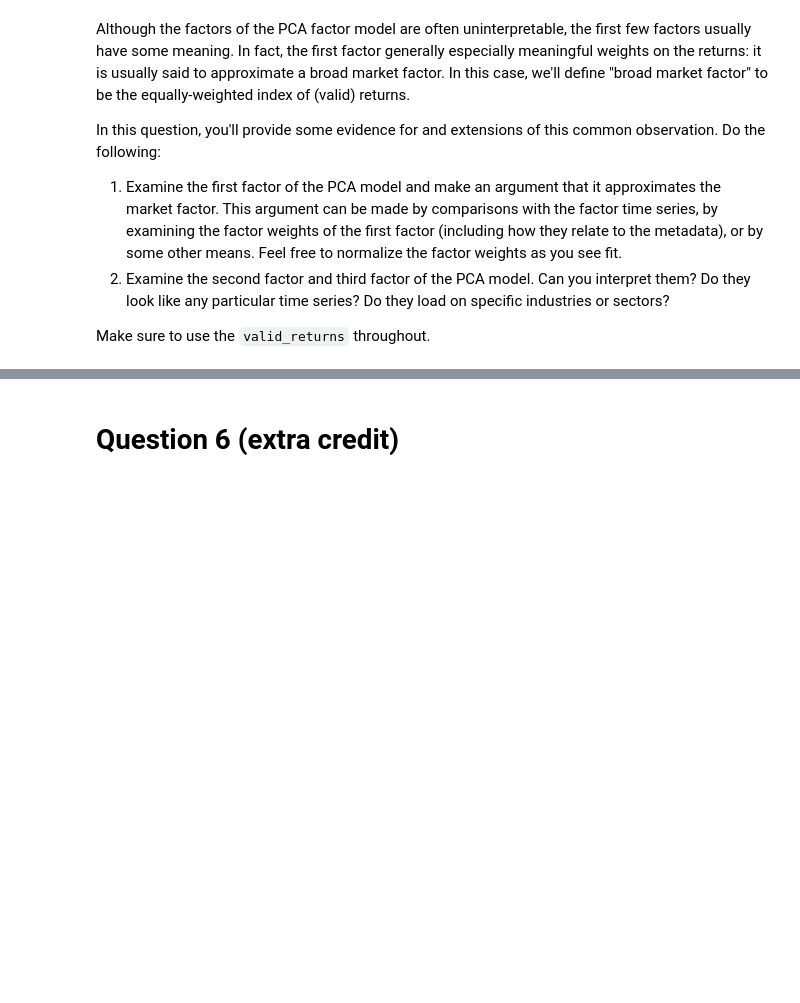
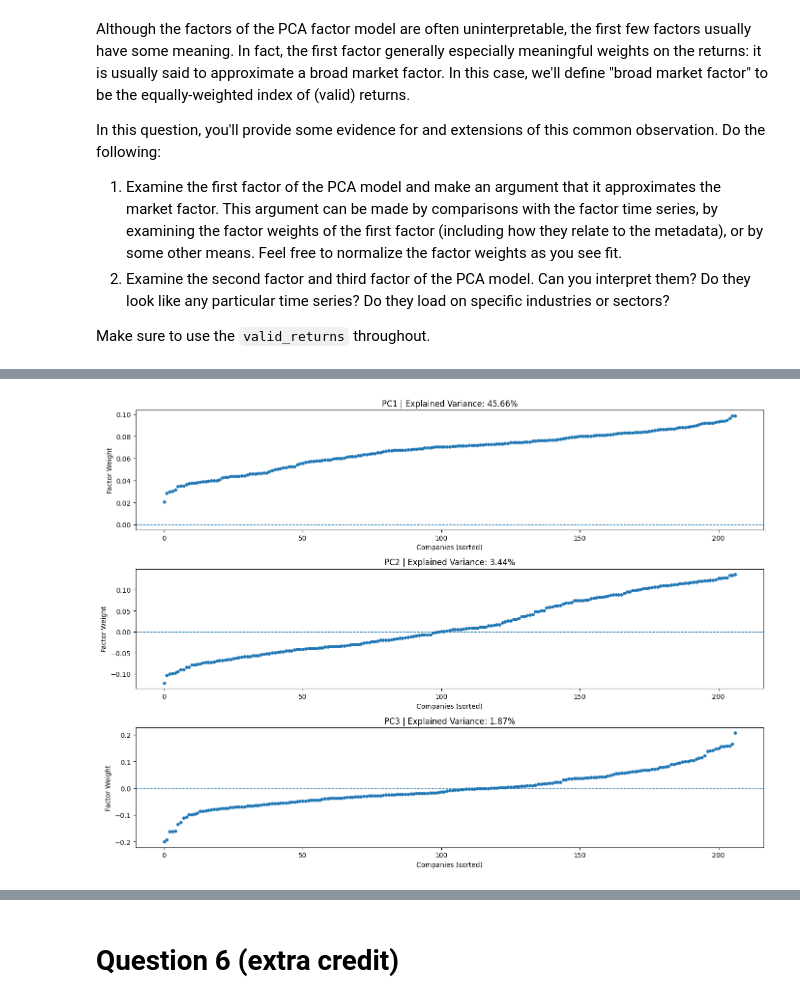
Before and after one commit to BjornThor123/Statistical_Arbitrage_Stanford_MS-E244, a Jupyter notebook: Homework 3/MSE244_HW3_s.ipynb, the cells around one changed output, grey strips where cells are left out. Saved outputs shown, nothing was run; the diff lists cells and outputs as text; code cells hidden in the pictures; blank space fills up the shorter version.

```diff
--- a/Homework 3/MSE244_HW3_s.ipynb
+++ b/Homework 3/MSE244_HW3_s.ipynb
@@ -884,0 +981,43 @@ Make sure to use the `valid_returns` throughout.
+# %%
+# Begin your answer here; Feel free to add code and markdown cells as needed.
+valid_prices, valid_returns, valid_stocks = select_asset_universe(prices, returns, prices.index[-1], config)
+
+
+pca = PCA(3)
+factors = pca.fit_transform(valid_returns) # sklearn transforms it into a covariance matrix (we don't have to do it)
+factors = pd.DataFrame(factors, index=valid_returns.index)
+factor_weights = pd.DataFrame(pca.components_.T, index=valid_returns.columns)
+
+
+# ---- Ensure proper column names ----
+factor_weights.columns = ['PC1', 'PC2', 'PC3']
+
+# ---- Explained variance (from PCA object) ----
+explained_variance = pca.explained_variance_ratio_
+
+# ---- Plot sorted scatter for each principal component ----
+fig, axes = plt.subplots(3, 1, figsize=(14, 10), sharex=False)
+
+for i, pc in enumerate(factor_weights.columns):
+    # Sort companies by factor loading
+    sorted_loadings = factor_weights[pc].sort_values()
+
+    axes[i].scatter(
+        range(len(sorted_loadings)),
+        sorted_loadings.values,
+        s=15
+    )
+
+    axes[i].axhline(0, linestyle='--', linewidth=1)
+
+    axes[i].set_title(
+        f'{pc} | Explained Variance: {explained_variance[i]:.2%}'
+    )
+
+    axes[i].set_xlabel('Companies (sorted)')
+    axes[i].set_ylabel('Factor Weight')
+
+plt.tight_layout()
+plt.show()
+# %% [output]
+[figure, added]
```
Also changed, not shown: parts of 13 cells of this notebook, 1 other file.
